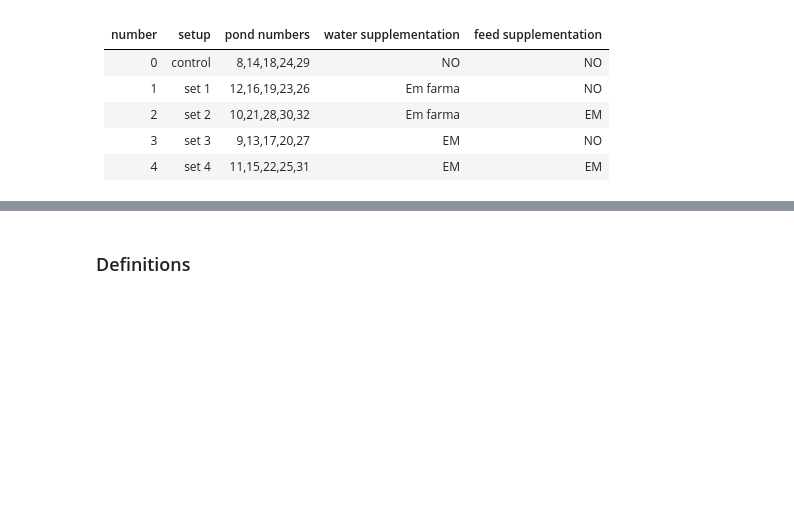
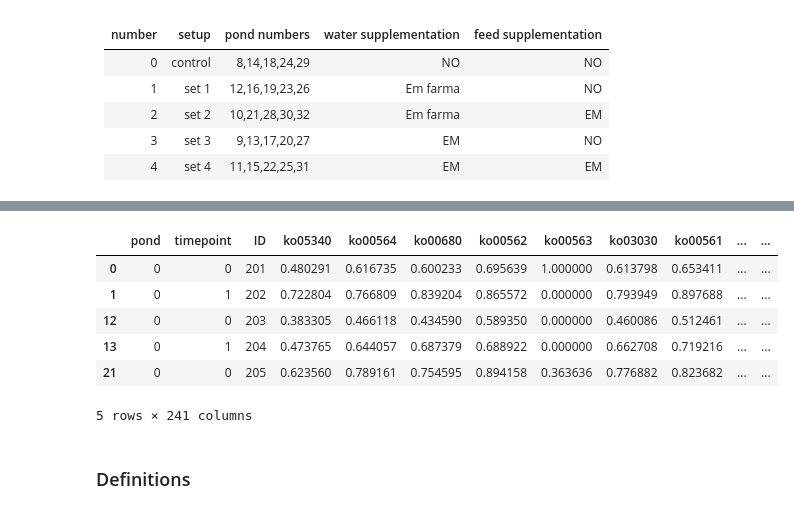
Before and after one commit to paq88/Fish_neural_network_classifier, a Jupyter notebook: sed_based/Sediment_6_KEGG_paths.ipynb, the cells around one changed output, grey strips where cells are left out. Cells and saved outputs as stored; diff of their text form; code cells hidden in the pictures; blank space fills up the shorter version.

```diff
--- a/sed_based/Sediment_6_KEGG_paths.ipynb
+++ b/sed_based/Sediment_6_KEGG_paths.ipynb
@@ -97,3 +95,0 @@ control_id = (df['timepoint'] == 0) | ((df['timepoint'] == 1) & (df['pond'] == 0
-# %%
-df.loc[control_id, 'class'] = 0
-df.loc[df['class']!=0,'class'] = df.loc[df['class']!=0,'pond']
@@ -100,3 +106,16 @@ df.loc[df['class']!=0,'class'] = df.loc[df['class']!=0,'pond']
+# %%
+timepoint = np.tile([0, 1], 25)
+df.insert(1, 'timepoint', timepoint)
+# %%
+df.head()
+# %% [output]
+|  | pond | timepoint | ID | ko05340 | ko00564 | ko00680 | ko00562 | ko00563 | ko03030 | ko00561 | ... | ... |
+| 0 | 0 | 0 | 201 | 0.480291 | 0.616735 | 0.600233 | 0.695639 | 1.000000 | 0.613798 | 0.653411 | ... | ... |
+| 1 | 0 | 1 | 202 | 0.722804 | 0.766809 | 0.839204 | 0.865572 | 0.000000 | 0.793949 | 0.897688 | ... | ... |
+| 12 | 0 | 0 | 203 | 0.383305 | 0.466118 | 0.434590 | 0.589350 | 0.000000 | 0.460086 | 0.512461 | ... | ... |
+| 13 | 0 | 1 | 204 | 0.473765 | 0.644057 | 0.687379 | 0.688922 | 0.000000 | 0.662708 | 0.719216 | ... | ... |
+| 21 | 0 | 0 | 205 | 0.623560 | 0.789161 | 0.754595 | 0.894158 | 0.363636 | 0.776882 | 0.823682 | ... | ... |
+5 rows × 241 columns
 # %%
 # defragmenting
 df = df.copy()
```
Also changed, not shown: parts of 6 cells of this notebook, 2 other files.
